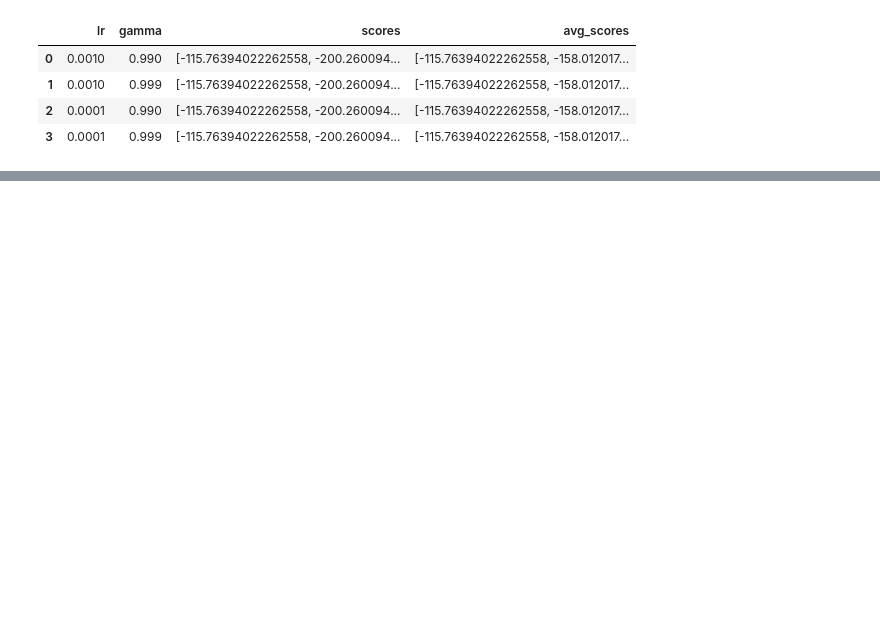
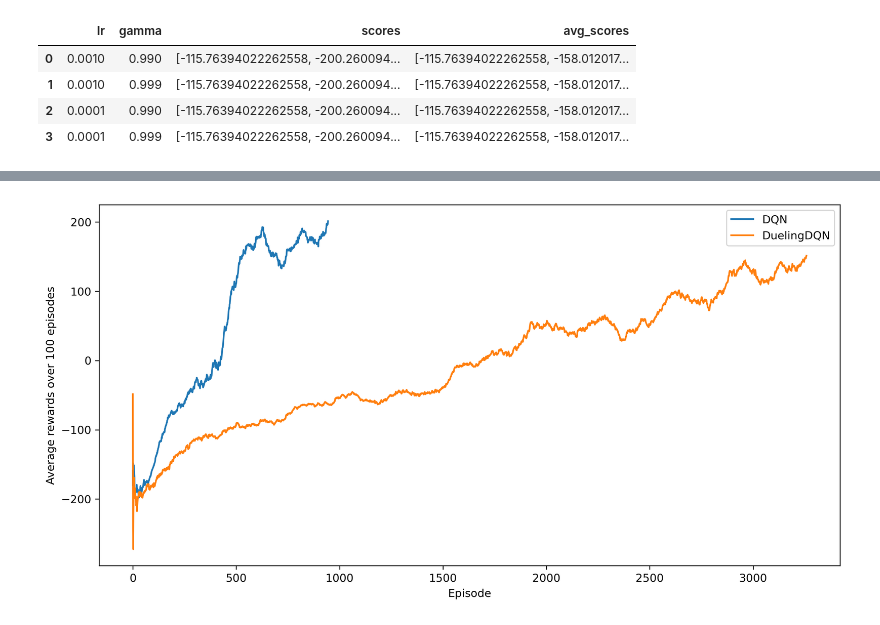
Before and after one commit to jihoonkim888/CM50270-Group-Project, a Jupyter notebook: hyper_plot.ipynb, the cells around one changed output, grey strips where cells are left out. Saved outputs shown, nothing was run; the diff lists cells and outputs as text; code cells hidden in the pictures; blank space fills up the shorter version.

```diff
--- a/hyper_plot.ipynb
+++ b/hyper_plot.ipynb
@@ -87,0 +98,10 @@ plot_avg_comparison(df_duelingdqn, "DuelingDQN")
+# %%
+plt.figure(figsize=(12, 6), dpi=300)
+plt.plot(df_dqn_200['avg_scores'], label='DQN')
+plt.plot(df_duelingdqn_200['avg_scores'], label='DuelingDQN')
+plt.xlabel("Episode")
+plt.ylabel("Average rewards over 100 episodes")
+plt.legend()
+plt.show()
+# %% [output]
+[figure, added]
```
Also changed, not shown: parts of 11 cells of this notebook.
